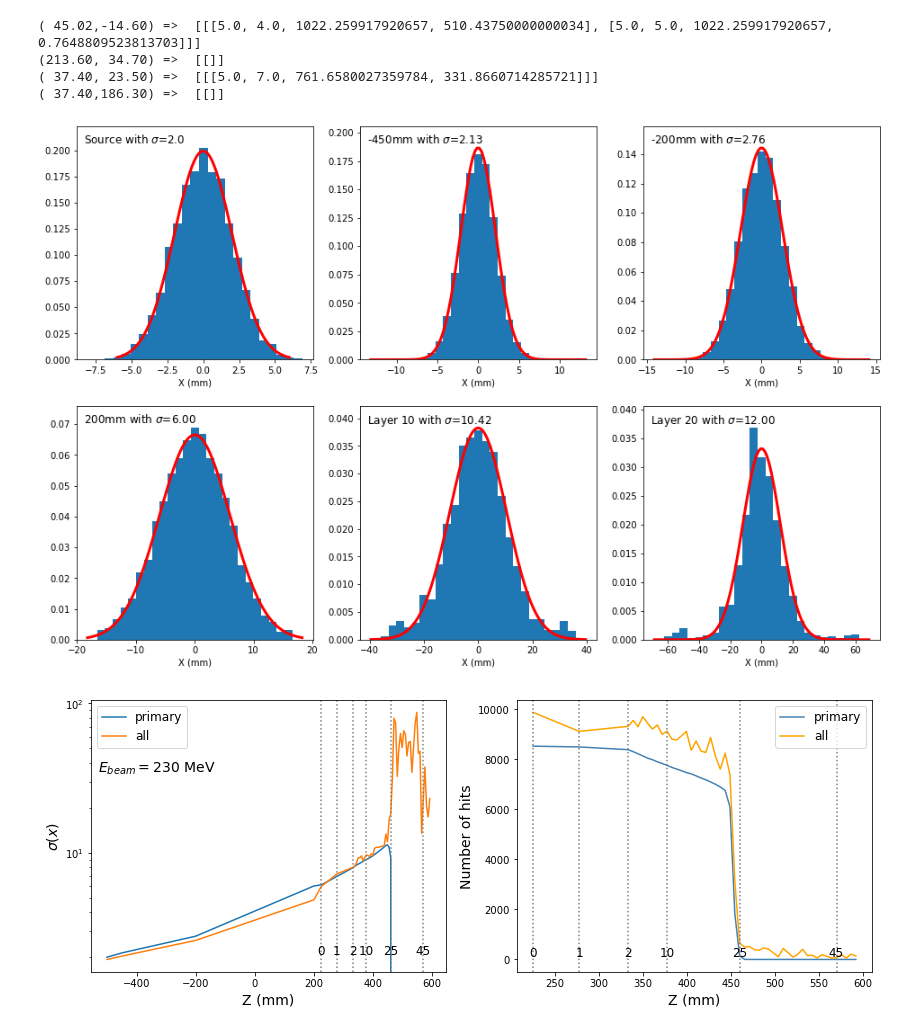
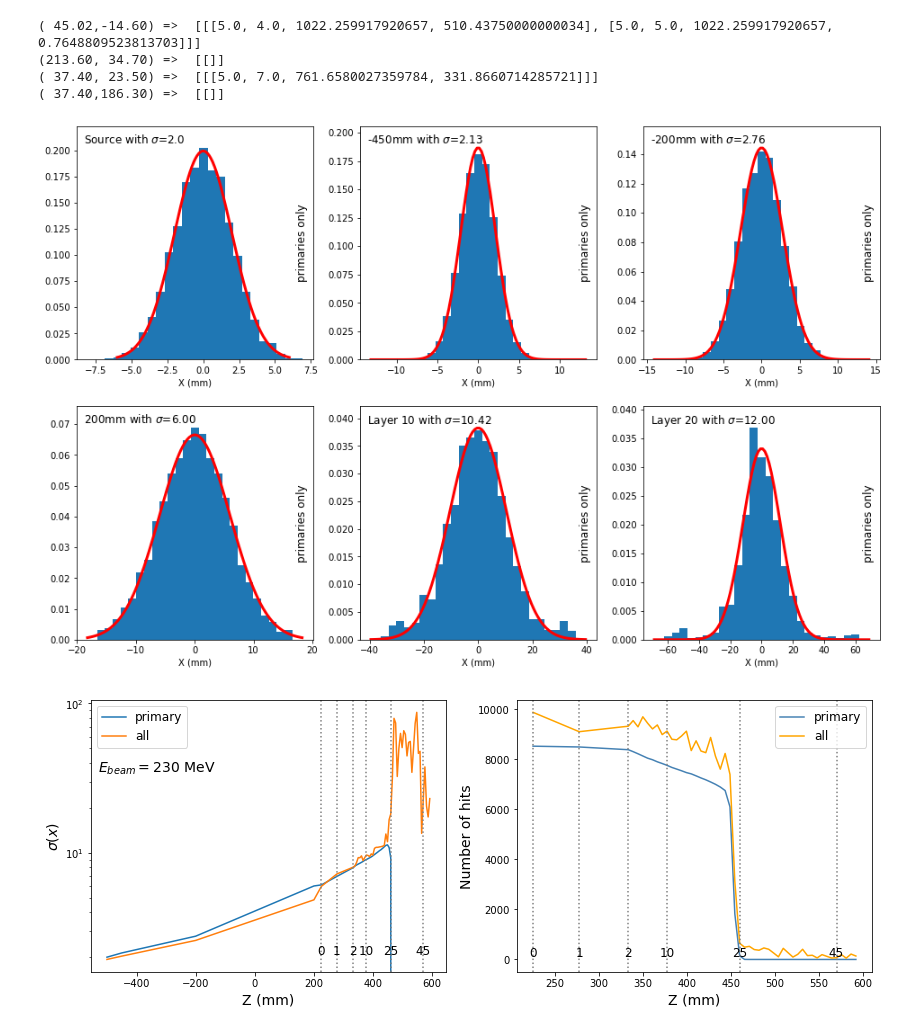
Before and after one commit to pgpapp/pcT-ReadOut, a Jupyter notebook: MLPCT_Pres_04122021.ipynb, the cells around one changed output. Saved outputs shown, nothing was run; the diff lists cells and outputs as text; code cells hidden in the pictures.

```diff
--- a/MLPCT_Pres_04122021.ipynb
+++ b/MLPCT_Pres_04122021.ipynb
@@ -56,6 +56,7 @@ class ConvertToPixels:
     YmedB = np.zeros(6)
 
     # cluster parameters (circleX, circleY Short_t circleX/Y[70])
+    # See Helge's https://github.com/HelgeEgil/DigitalTrackingCalorimeterToolkit repo and Thesis
     circleX = [0,1,0,-1,0,1,-1,-1,1,0,-2,0,2,1,-2,-1,2,-1,-2,1,2,-2,-2,2,2,0,-3,0,3,-1,-3,1,3,1,-3,-1,3,0,-4,0,4,2,-3,-2,3,-8,-2,-3,2,4,-1,-4,1,4,1,7,-1,3,3,-3,-3,4,2,-4,-2,4,-2,2,5,0];
     circleY = [0,0,-1,0,1,-1,-1,1,1,-2,0,2,0,-2,-1,2,1,-2,1,2,-1,-2,2,2,-2,-3,0,3,0,-3,1,3,-1,-3,-1,3,1,-4,0,4,0,-3,-2,3,2,15,-3,2,3,-1,-4,1,4,1,-4,-18,4,3,-3,-3,3,2,-4,-2,4,-2,-4,4,0,5];
     binPosLUT = [1,2,4,8,16,32,64,128,256,512,1024,2048,4096]
@@ -105,8 +106,8 @@ class ConvertToPixels:
         return df
 
     def get_Coords(self,p):
-        X = p[2]*self.PixelSize[0] + self.Xmed[p[0]] - self.ChipX[1]
-        j = p[1] // 2; back = p[1] % 2
+        X = p[2]*self.PixelSize[0] + self.Xmed[int(p[0])] - self.ChipX[1]
+        j = int(p[1] // 2); back = int(p[1] % 2)
         Ymed = self.YmedF[j]
         if(back == 1):
             Ymed = self.YmedB[j]
@@ -129,7 +130,7 @@ class ConvertToPixels:
                 CSarray = self.CSconfigs['hit_array'][id]
                 for i in range(10):
                     for j in range(10):
-                        if(CSarray[i] & binPosLUT[j]):
+                        if(CSarray[i] & self.binPosLUT[j]):
                             outX = np.floor(p[0] + int(np.floor(i-x_mean+0.5)))
                             outY = np.floor(p[1] + int(np.floor(j-y_mean+0.5)))
                             if(outX >= self.Xmin and outX <= self.Xmax and outY >= self.Ymin and outY <= self.Ymax):
@@ -149,7 +150,7 @@ class ConvertToPixels:
     def get_Layer_Pos(self):  # return the Z positions of Layers
         return self.PosZ
 
-Cp = ConvertToPixels(f'C:\\Users\\Gábor\\Downloads\\pCT\\')
+Cp = ConvertToPixels(f'Data\\Cluster\\')
 for X,Y,Edep in zip([45.02,213.6,37.4,37.4],[-14.6,34.7,23.5,186.3],[0.001,0.005,0.01,0.015]):
     print('({0:6.2f},{1:6.2f}) => '.format(X,Y), [[ [row['col'],row['row'],row['X'],row['Y']] for index,row in Cp.get_Pos(X,Y,Edep).iterrows()]])
 # %% [output]
@@ -158,12 +159,12 @@ for X,Y,Edep in zip([45.02,213.6,37.4,37.4],[-14.6,34.7,23.5,186.3],[0.001,0.005
 ( 37.40, 23.50) =>  [[[5.0, 7.0, 761.6580027359784, 331.8660714285721]]]
 ( 37.40,186.30) =>  [[]]
 # %%
-dfH = read_root(f'C:\\Users\\Gábor\\Downloads\\pCT\\head_phantom_10000Primaries_230MeV_1617471898.root')
-dfAm450 = read_root(f'C:\\Users\\Gábor\\Downloads\\pCT\\MyActorFile-450.root')
-dfAm200 = read_root(f'C:\\Users\\Gábor\\Downloads\\pCT\\MyActorFile-200.root')
+dfH = read_root(f'Data\\MC\\head_phantom_10000Primaries_230MeV_1617471898.root')
+dfAm450 = read_root(f'Data\\MC\\MyActorFile-450.root')
+dfAm200 = read_root(f'Data\\MC\\MyActorFile-200.root')
 #dfAm50 = read_root(f'C:\\Users\\Gábor\\Downloads\\pCT\\MyActorFile-50.root')
-dfA0 = read_root(f'C:\\Users\\Gábor\\Downloads\\pCT\\MyActorFile0.root')
-dfA200 = read_root(f'C:\\Users\\Gábor\\Downloads\\pCT\\MyActorFile200.root')
+dfA0 = read_root(f'Data\\MC\\MyActorFile0.root')
+dfA200 = read_root(f'Data\\MC\\MyActorFile200.root')
 #CSconfigs = read_root(f'C:\\Users\\Gábor\\Downloads\\pCT\\database_final_reduced.root')
 #CSindex = pd.read_csv(f'C:\\Users\\Gábor\\Downloads\\pCT\\sortIndex.csv',sep=' ',header=0,names=['cs','start'])
 dfH['Layer'] = Cp.get_Layer(dfH['posZ'])
@@ -181,38 +182,41 @@ xx = np.linspace(-6,6,100)
 yy = np.exp(-xx*xx/(2.*sig*sig))/np.sqrt(2.*np.pi*sig*sig)
 ax[0,0].plot(xx,yy,'r',lw=3)
 ax[0,0].text(0.03,0.97,r'Source with $\sigma$={}'.format(sig),horizontalalignment='left',verticalalignment='top',transform=ax[0,0].transAxes,fontsize=12)
+ax[0,0].text(0.98,0.5,'primaries only',horizontalalignment='right',verticalalignment='center',transform=ax[0,0].transAxes,rotation=90,fontsize=12)
 ax[0,0].set_xlabel('X (mm)')
 ax[0,0].set_ylim(0,1.05*ax[0,0].get_ylim()[1])
 sigs[0] = sig
 
 ii=1
 for df,d in zip([dfAm450,dfAm200,dfA200],[-450,-200,200]):
     tt = df[df['ParentID']==0]
     i = ii // 3; j = ii % 3
     ax[i,j].hist(tt['X'],bins=25,density=True,range=(-6*sig,6*sig))
     xx = np.linspace(ax[i,j].get_xlim()[0],ax[i,j].get_xlim()[1],100)
     sig = np.std(tt[np.abs(tt['X'])<ax[i,j].get_xlim()[1]]['X'])
     ax[i,j].plot(xx,gauss(xx,0.,sig),'r',lw=3)
     ax[i,j].text(0.03,0.97,r'{0}mm with $\sigma$={1:.2f}'.format(d,sig),horizontalalignment='left',verticalalignment='top',transform=ax[i,j].transAxes,fontsize=12)
+    ax[i,j].text(0.98,0.5,'primaries only',horizontalalignment='right',verticalalignment='center',transform=ax[i,j].transAxes,rotation=90,fontsize=12)
     ax[i,j].set_xlabel('X (mm)')
     ax[i,j].set_ylim(0,1.05*ax[i,j].get_ylim()[1])
     sigs[ii] = sig
     ii += 1
 
 for Layer in [10,20]:
     tt = dfH[(dfH['Layer']==Layer) & (dfH['primaryID']==1)]
     i = ii // 3; j = ii % 3
     ax[i,j].hist(tt['posX'],bins=25,density=True,range=(-6*sig,6*sig))
     xx = np.linspace(ax[i,j].get_xlim()[0],ax[i,j].get_xlim()[1],100)
     sig = np.std(tt[np.abs(tt['posX'])<ax[i,j].get_xlim()[1]]['posX'])
     sig = np.std(tt[np.abs(tt['posX'])<2.5*sig]['posX'])
     ax[i,j].plot(xx,gauss(xx,0.,sig),'r',lw=3)
     ax[i,j].text(0.03,0.97,r'Layer {0} with $\sigma$={1:.2f}'.format(Layer,sig),horizontalalignment='left',verticalalignment='top',transform=ax[i,j].transAxes,fontsize=12)
+    ax[i,j].text(0.98,0.5,'primaries only',horizontalalignment='right',verticalalignment='center',transform=ax[i,j].transAxes,rotation=90,fontsize=12)
     ax[i,j].set_xlabel('X (mm)')
     ax[i,j].set_ylim(0,1.05*ax[i,j].get_ylim()[1])
     ii += 1
 # %% [output]
-[figure, old version]
+[figure, new version]
 # %%
 # spread of primaries only
 ii = 4
```
Also changed, not shown: parts of 5 cells of this notebook.
